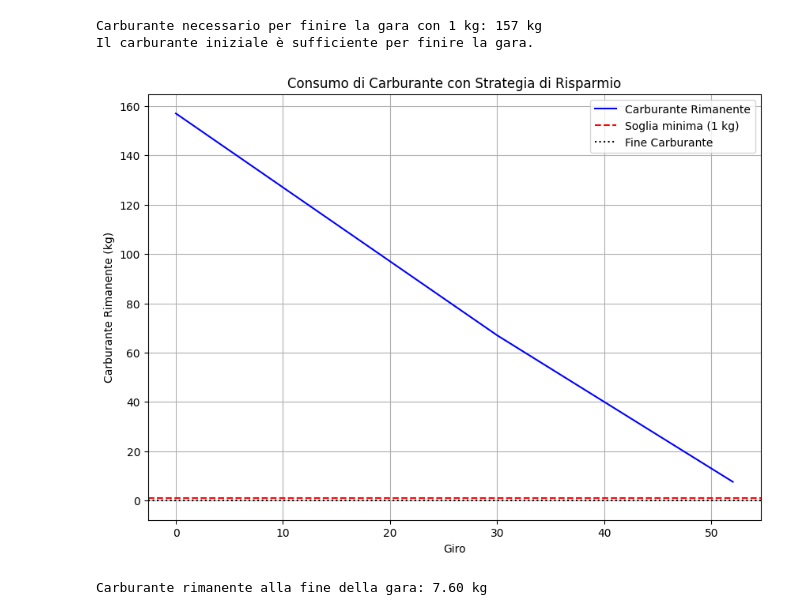
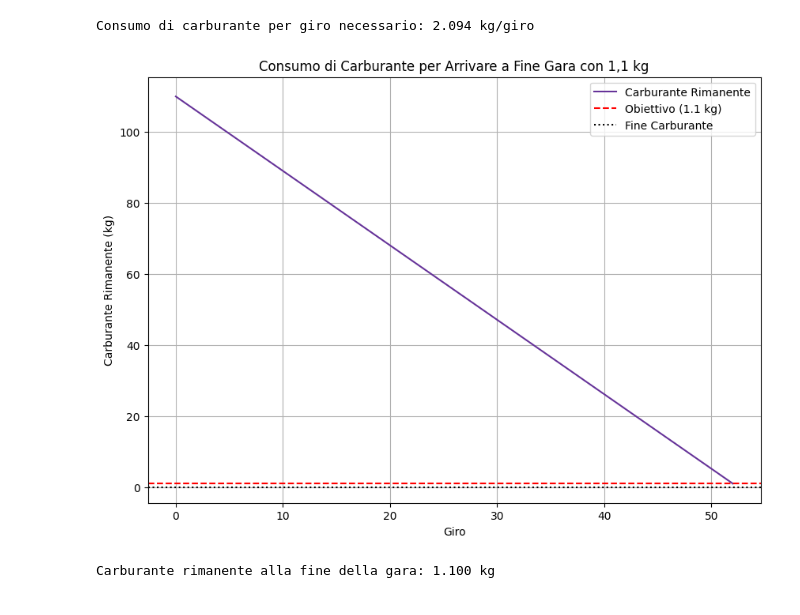
Before and after one commit to Vladinsky/fasftF1, a Jupyter notebook: consumo_carburante.ipynb, the cells around one changed output. Drawn from its saved outputs; the diff is of its cells as text; code cells hidden in the pictures.

```diff
--- a/consumo_carburante.ipynb
+++ b/consumo_carburante.ipynb
@@ -85,59 +138,45 @@ Giri rimanenti: -13.0
 import matplotlib.pyplot as plt
 
 # Parametri iniziali
-fuel_consumption_per_lap = 3  # Consumo di carburante per giro (kg)
-initial_fuel = 157  # Carburante iniziale (kg)
+initial_fuel = 110  # Carburante iniziale (kg)
 total_race_laps = 52  # Numero totale di giri della gara
-minimum_fuel = 1  # Carburante minimo richiesto alla fine della gara (kg)
+target_fuel = 1.1  # Carburante obiettivo alla fine della gara (kg)
 
-# Calcolo del carburante necessario per finire la gara con 1 kg
-total_fuel_needed = (total_race_laps * fuel_consumption_per_lap) + minimum_fuel
-print(f"Carburante necessario per finire la gara con 1 kg: {total_fuel_needed} kg")
+# Calcolo del consumo di carburante per giro necessario
+total_fuel_used = initial_fuel - target_fuel
+fuel_consumption_per_lap = total_fuel_used / total_race_laps
+print(f"Consumo di carburante per giro necessario: {fuel_consumption_per_lap:.3f} kg/giro")
 
-# Verifica se il carburante iniziale è sufficiente
-if initial_fuel < total_fuel_needed:
-    print("Attenzione: il carburante iniziale non è sufficiente per finire la gara!")
-else:
-    print("Il carburante iniziale è sufficiente per finire la gara.")
-
-# Simulazione del consumo di carburante con strategia di risparmio
+# Simulazione del consumo di carburante
 laps_list = []
 fuel_remaining_list = []
 
 remaining_fuel = initial_fuel
 for lap in range(total_race_laps + 1):
     laps_list.append(lap)
     fuel_remaining_list.append(remaining_fuel)
-
-    # Strategia di risparmio carburante: riduci il consumo dopo il giro 30
-    if lap >= 30:
-        fuel_consumption = fuel_consumption_per_lap * 0.9  # Riduzione del 10%
-    else:
-        fuel_consumption = fuel_consumption_per_lap
-
-    remaining_fuel -= fuel_consumption
+    remaining_fuel -= fuel_consumption_per_lap
 
 # Creazione del grafico
 plt.figure(figsize=(10, 7))
 
 # Grafico del consumo di carburante
-plt.plot(laps_list, fuel_remaining_list, label="Carburante Rimanente", color="blue", linestyle="-")
+plt.plot(laps_list, fuel_remaining_list, label="Carburante Rimanente", color="rebeccapurple", linestyle="-")
 
 # Aggiunta di dettagli al grafico
-plt.title("Consumo di Carburante con Strategia di Risparmio")
+plt.title("Consumo di Carburante per Arrivare a Fine Gara con 1,1 kg")
 plt.xlabel("Giro")
 plt.ylabel("Carburante Rimanente (kg)")
-plt.axhline(y=minimum_fuel, color="red", linestyle="--", label=f"Soglia minima ({minimum_fuel} kg)")
+plt.axhline(y=target_fuel, color="red", linestyle="--", label=f"Obiettivo ({target_fuel} kg)")
 plt.axhline(y=0, color="black", linestyle=":", label="Fine Carburante")
 plt.legend()
 plt.grid(True)
 plt.show()
 
 # Carburante rimanente alla fine della gara
 final_fuel = fuel_remaining_list[-1]
-print(f"Carburante rimanente alla fine della gara: {final_fuel:.2f} kg")
+print(f"Carburante rimanente alla fine della gara: {final_fuel:.3f} kg")
 # %% [output]
-Carburante necessario per finire la gara con 1 kg: 157 kg
-Il carburante iniziale è sufficiente per finire la gara.
+Consumo di carburante per giro necessario: 2.094 kg/giro
-[figure, old version]
+[figure, new version]
-Carburante rimanente alla fine della gara: 7.60 kg
+Carburante rimanente alla fine della gara: 1.100 kg
```
Also changed, not shown: parts of 4 cells of this notebook.
